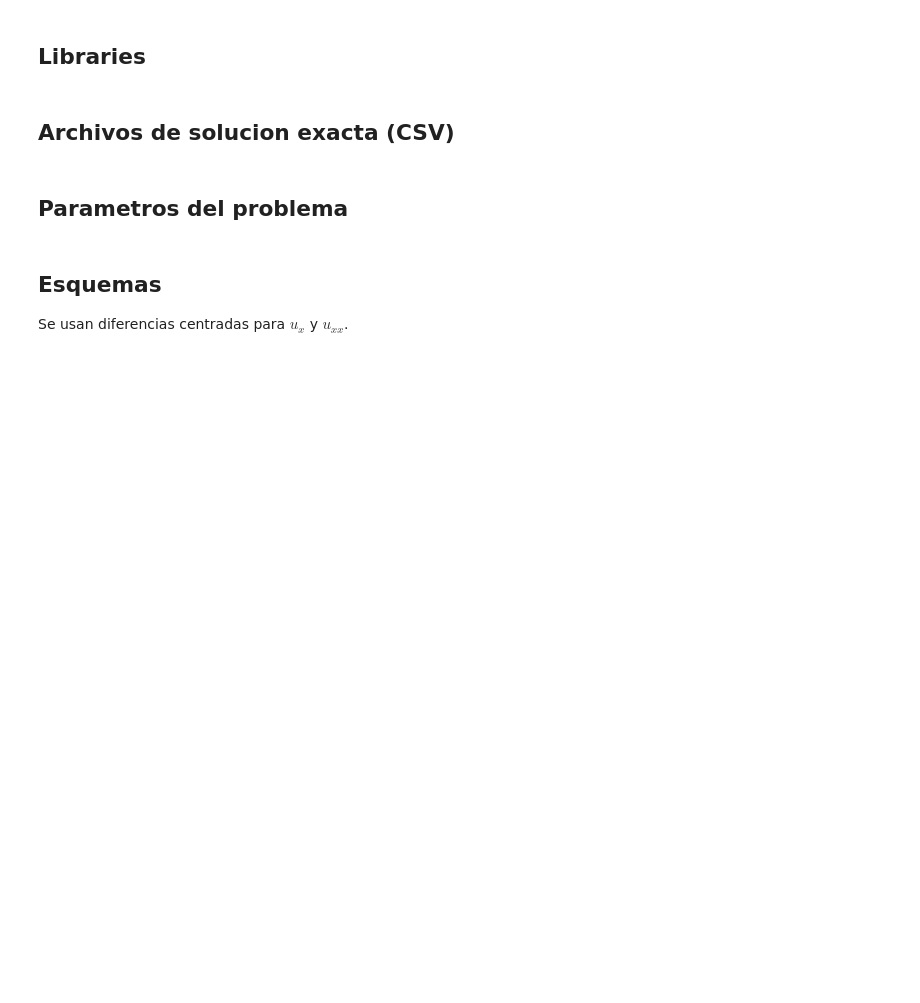
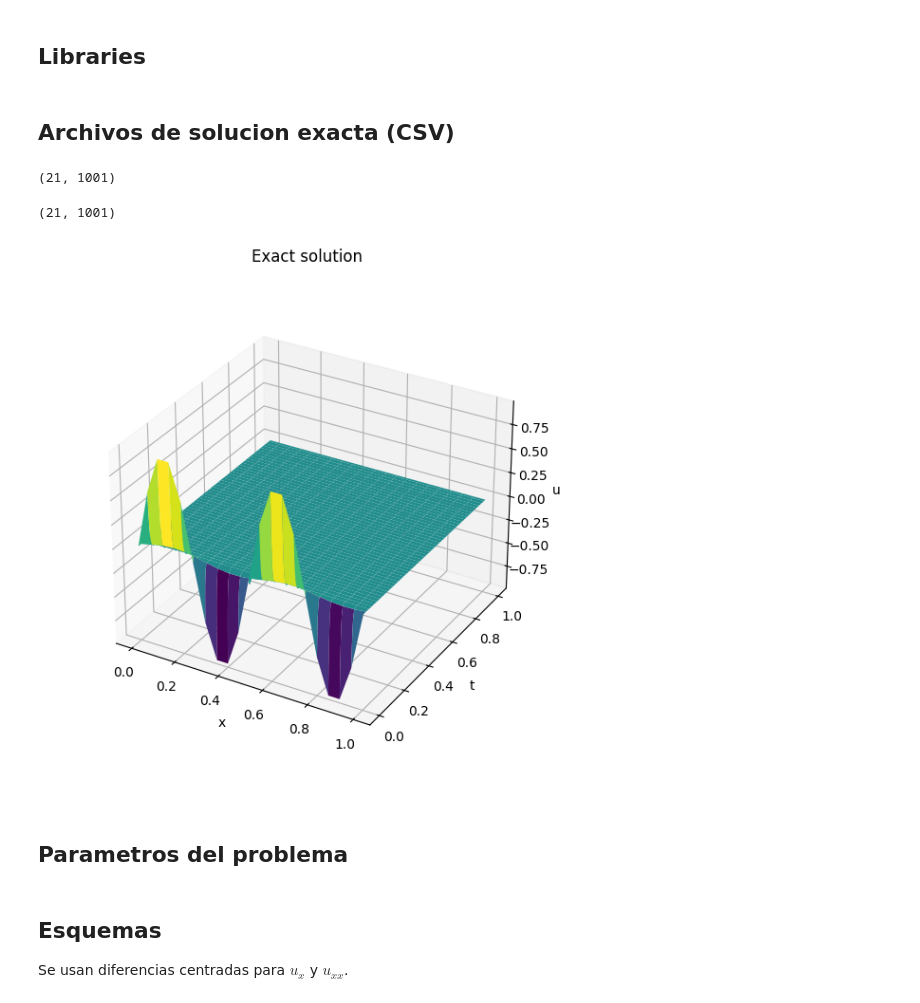
Before and after one commit to CristobalMe/reto-final, a Jupyter notebook: notebooks/tareas_chacon/3_2/3_2_Ecuacion_de_calor_Dirichlet.ipynb, the cells around one changed output. Drawn from its saved outputs; the diff is of its cells as text; code cells hidden in the pictures; blank space fills up the shorter version.

Commit message:
Tarea 3.2 Wolfram y ipynb updates

```diff
--- a/notebooks/tareas_chacon/3_2/3_2_Ecuacion_de_calor_Dirichlet.ipynb
+++ b/notebooks/tareas_chacon/3_2/3_2_Ecuacion_de_calor_Dirichlet.ipynb
@@ -18,8 +18,7 @@ from pathlib import Path
 # %% [markdown]
 ## Archivos de solucion exacta (CSV)
 # %%
-base_dir = Path("/Users/cristobalmedinameza/Desktop/repos/reto-final/notebooks/tareas_chacon/3_2/datos")
-
+base_dir = Path("./datos")
 exact_files = {
     (1.0, 20): "uexmp_1_2_20.csv",
     (1.0, 40): "uexmp_1_2_40.csv",
@@ -39,6 +38,27 @@ def load_exact(D, N):
         u_exact_grid = u_exact_grid.T
     u_exact = u_exact_grid
     return u_exact, u_exact_grid
+# %%
+u_exact, u_exact_grid = load_exact(D=1.0, N=20)
+# %%
+u_exact_grid.shape
+# %% [output]
+(21, 1001)
+# %%
+u_exact.shape
+# %% [output]
+(21, 1001)
+# %%
+xx = np.linspace(0,1,num=21)
+tt = np.linspace(0,1,num=1001)
+XX,TT = np.meshgrid(xx,tt)
+fig,ax = plt.subplots(subplot_kw={"projection": "3d"},figsize=(6,6), layout='tight')
+ax.plot_surface(XX, TT, u_exact.T,cmap=cm.viridis)
+ax.set(title='Exact solution',xlabel='x',ylabel='t',zlabel='u')
+ax.set_box_aspect(None, zoom=0.87)
+plt.show()
+# %% [output]
+[figure, added]
 # %% [markdown]
 ## Parametros del problema
 # %%
```
Also changed, not shown: parts of 1 cell of this notebook, 1 other file.
